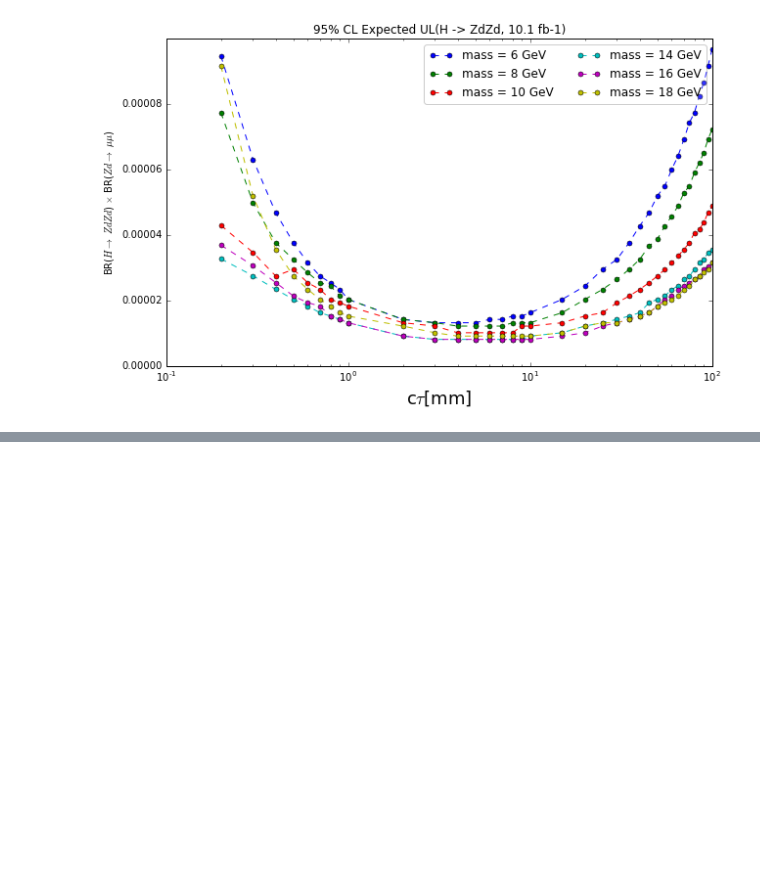
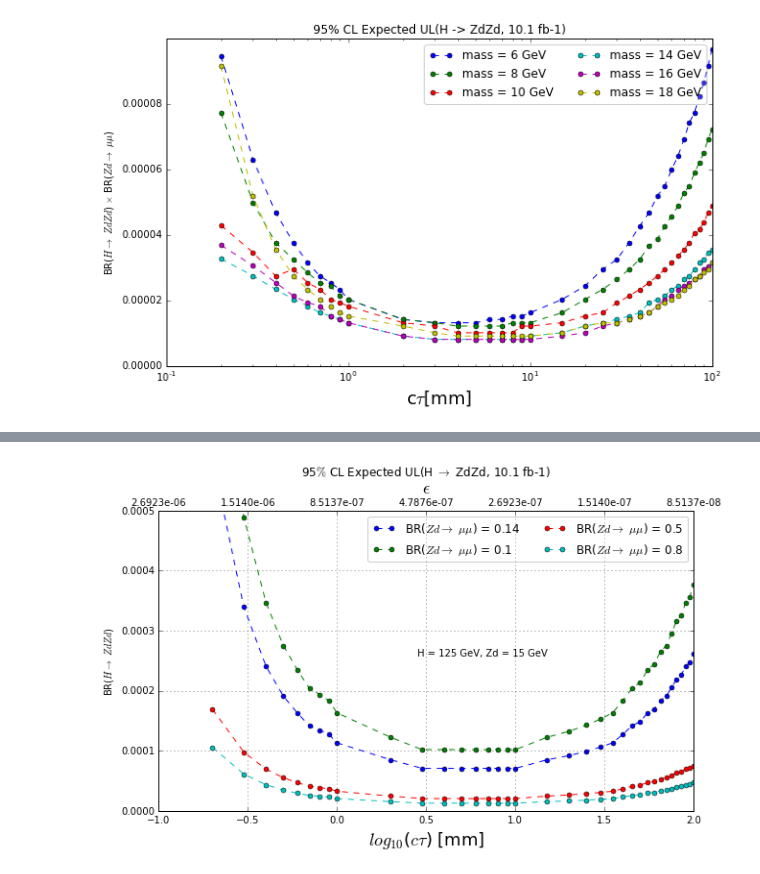
Before and after one commit to hardikroutray/displacedscouting_fitscountinglimits, a Jupyter notebook: plotlimits.ipynb, the cells around one changed output, grey strips where cells are left out. Drawn from its saved outputs; the diff is of its cells as text; code cells hidden in the pictures; blank space fills up the shorter version.

Commit message:
plot limits

```diff
--- a/plotlimits.ipynb
+++ b/plotlimits.ipynb
@@ -172,3 +172,95 @@ plt.title("95% CL Expected UL(H -> ZdZd, 10.1 fb-1)")
 plt.show()
 # %% [output]
 [figure]
+# %%
+ctaus = [0.2, 0.3, 0.4, 0.5, 0.6, 0.7, 0.8, 0.9, 1, 2, 3, 4, 5, 6, 7, 8, 9, 10, 15, 20, 25, 30, 35, 40, 45, 50, 55, 60, 65, 70, 75, 80, 85, 90, 95, 100]
+eps_m15 = []
+
+limits_mass15 = []
+for k in range(len(ctaus)):
+    limits_mass15.append(get_lim(15,ctaus[k]))
+
+limits_mass15 = np.array(limits_mass15)
+ctaus=np.log10(np.array(ctaus))
+
+# xticks1 = [0.1,1,10,100]
+# xticks2 = []
+
+# for j in range(len(xticks1)):
+#     xticks2.append('{:.10f}'.format(get_eps(5.0,xticks1[j])))
+
+# print xticks2
+
+for i in range(len(ctaus)):
+    eps_m15.append(get_eps(15.0, ctaus[i]))
+from matplotlib import pyplot as plt
+
+
+from matplotlib import rc
+plt.rcParams.update({'font.size': 10})
+
+fig = plt.figure(figsize=(10,6))
+fig.text(0.5,0.5,r"H = 125 GeV, Zd = 15 GeV")
+
+ax1 = fig.add_subplot(111)
+ax2 = ax1.twiny()
+
+
+ax1.plot(ctaus,limits_mass15/get_br(15.0),linestyle='--', marker='o', label= r'BR($Zd \rightarrow$ $\mu\mu$) = {:.2f}'.format(get_br(15.0)),markersize=5)
+ax1.plot(ctaus,limits_mass15/0.1,linestyle='--', marker='o', label= r'BR($Zd \rightarrow$ $\mu\mu$) = 0.1',markersize=5)
+ax1.plot(ctaus,limits_mass15/0.5,linestyle='--', marker='o', label= r'BR($Zd \rightarrow$ $\mu\mu$) = 0.5',markersize=5)
+ax1.plot(ctaus,limits_mass15/0.8,linestyle='--', marker='o', label= r'BR($Zd \rightarrow$ $\mu\mu$) = 0.8',markersize=5)
+
+ax1.legend(ncol=2,fancybox=True,framealpha=0.2)
+ax1.grid(True)
+# ax1.set_xticks(xticks1)
+#ax1.set_xscale("log")
+#ax1.xlim([1,100])
+ax1.set_ylim([0,0.0005])
+
+
+# locs, labels= ax1.get_xticks()
+# new_label=[10**float(item) for item in ctaus]
+# ax1.set_xticks(loc, new_label)
+# new_label=['{:.2e}'.format(10**el) for el in ctaus]
+# ax1.set_xticklabels(new_label)
+
+
+# ax1.set_xlabel()
+ax1Xs = ax1.get_xticks()
+
+
+print ax1Xs
+
+ax2Xs = []
+for X in ax1Xs:
+    ax2Xs.append( '{:.4e}'.format(get_eps(15,10**X)) )
+
+print ax2Xs
+
+ax2.set_xticks(ax1Xs)
+ax2.set_xbound(ax1.get_xbound())
+ax2.set_xticklabels(ax2Xs)
+
+
+# ax2.set_xticks(xticks1)
+# ax2.set_xticklabels(xticks2)
+
+ax2.set_xlabel(r'$\epsilon$',fontsize=18)
+#ax2.set_xscale("log")
+
+
+
+
+ax1.set_xlabel(r'$log_{10}$($c\tau$) [mm]',fontsize=18)
+ax1.set_ylabel(r'BR($H \rightarrow$ $ZdZd$)')
+#ax1.set_xscale("log")
+
+
+title = ax1.set_title(r"95$\%$ CL Expected UL(H $\rightarrow$ ZdZd, 10.1 fb-1)")
+title.set_y(1.1)
+fig.subplots_adjust(top=0.85)
+
+
+fig.show()
+# %% [output]
@@ -174,0 +269 @@ plt.show()
+[figure, added]
```
Also changed, not shown: parts of 1 cell of this notebook.
